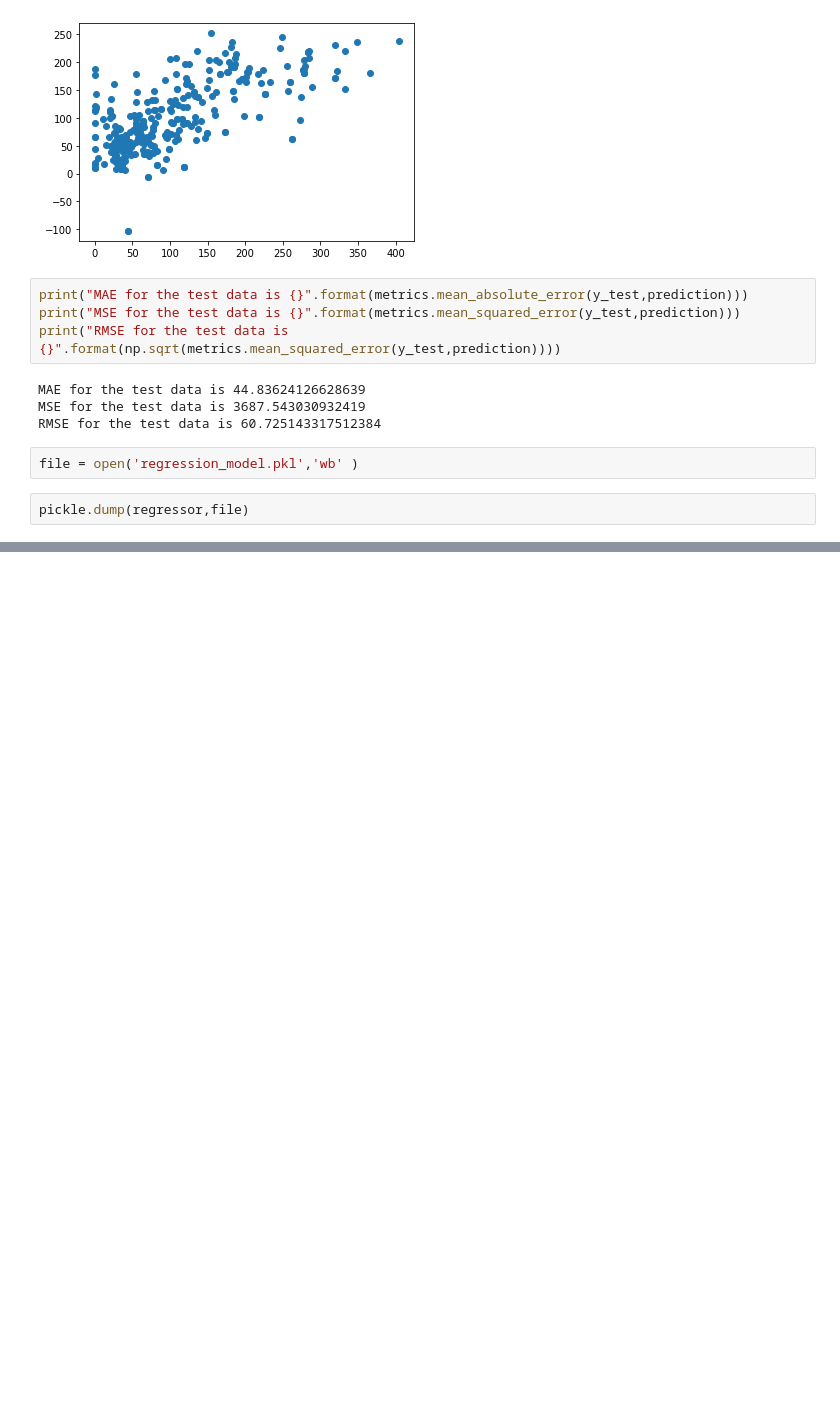
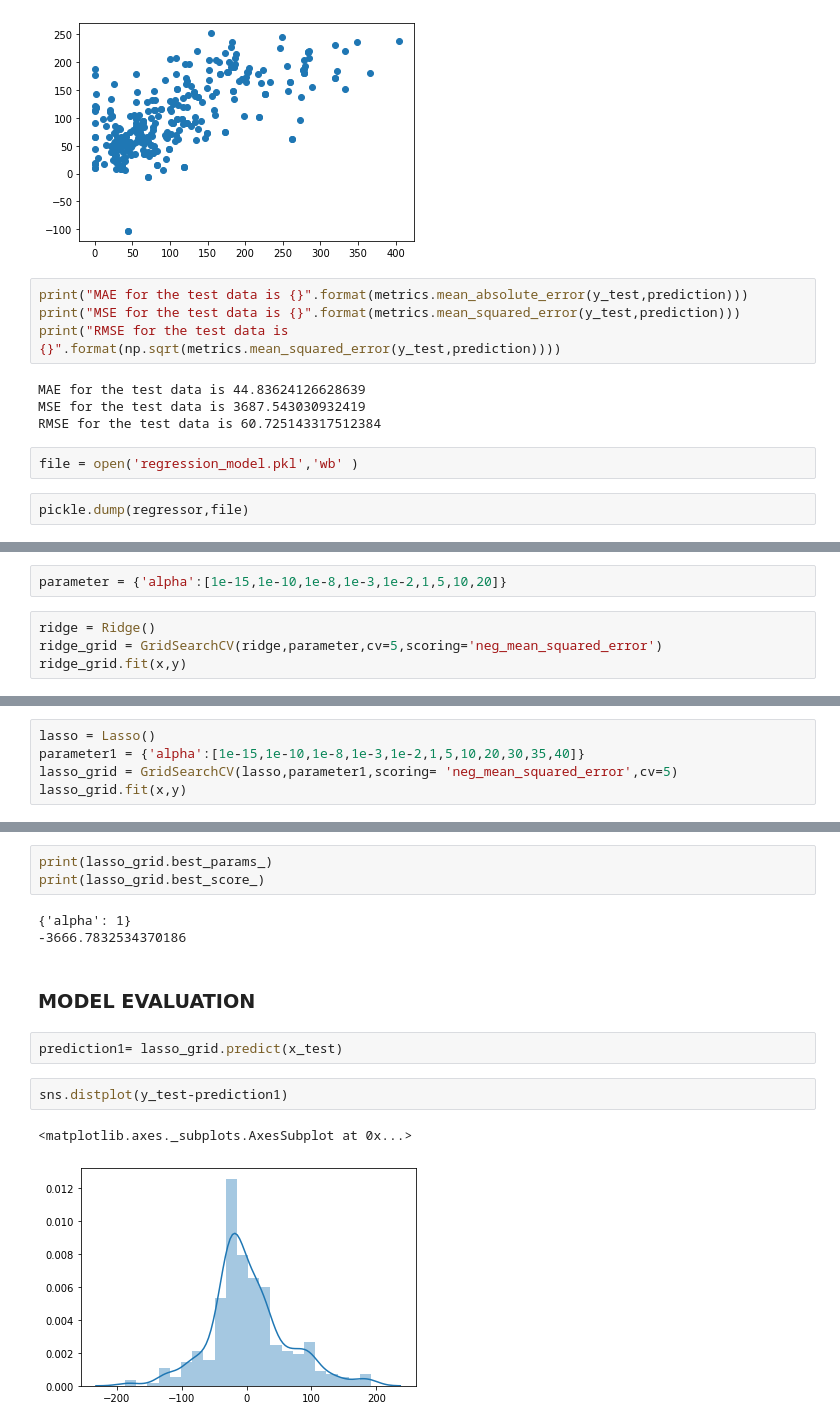
Before and after one commit to Bhaveshsalvi/Air-Quality-Index-Prediction, a Jupyter notebook: Linear Regression.ipynb, the cells around one changed output, grey strips where cells are left out. Saved outputs shown, nothing was run; the diff lists cells and outputs as text; blank space fills up the shorter version.

```diff
--- a/Linear Regression.ipynb
+++ b/Linear Regression.ipynb
@@ -200,0 +214,6 @@ pickle.dump(regressor,file)
+# %%
+parameter = {'alpha':[1e-15,1e-10,1e-8,1e-3,1e-2,1,5,10,20]}
+# %%
+ridge = Ridge()
+ridge_grid = GridSearchCV(ridge,parameter,cv=5,scoring='neg_mean_squared_error')
+ridge_grid.fit(x,y)
@@ -200,0 +238,5 @@ pickle.dump(regressor,file)
+# %%
+lasso = Lasso()
+parameter1 = {'alpha':[1e-15,1e-10,1e-8,1e-3,1e-2,1,5,10,20,30,35,40]}
+lasso_grid = GridSearchCV(lasso,parameter1,scoring= 'neg_mean_squared_error',cv=5)
+lasso_grid.fit(x,y)
@@ -200,0 +254,15 @@ pickle.dump(regressor,file)
+# %%
+print(lasso_grid.best_params_)
+print(lasso_grid.best_score_)
+# %% [output]
+{'alpha': 1}
+-3666.7832534370186
+# %% [markdown]
+### MODEL EVALUATION
+# %%
+prediction1= lasso_grid.predict(x_test)
+# %%
+sns.distplot(y_test-prediction1)
+# %% [output]
+<matplotlib.axes._subplots.AxesSubplot at 0x...>
+[figure, added]
```
Also changed, not shown: parts of 13 cells of this notebook, 9 other files.
